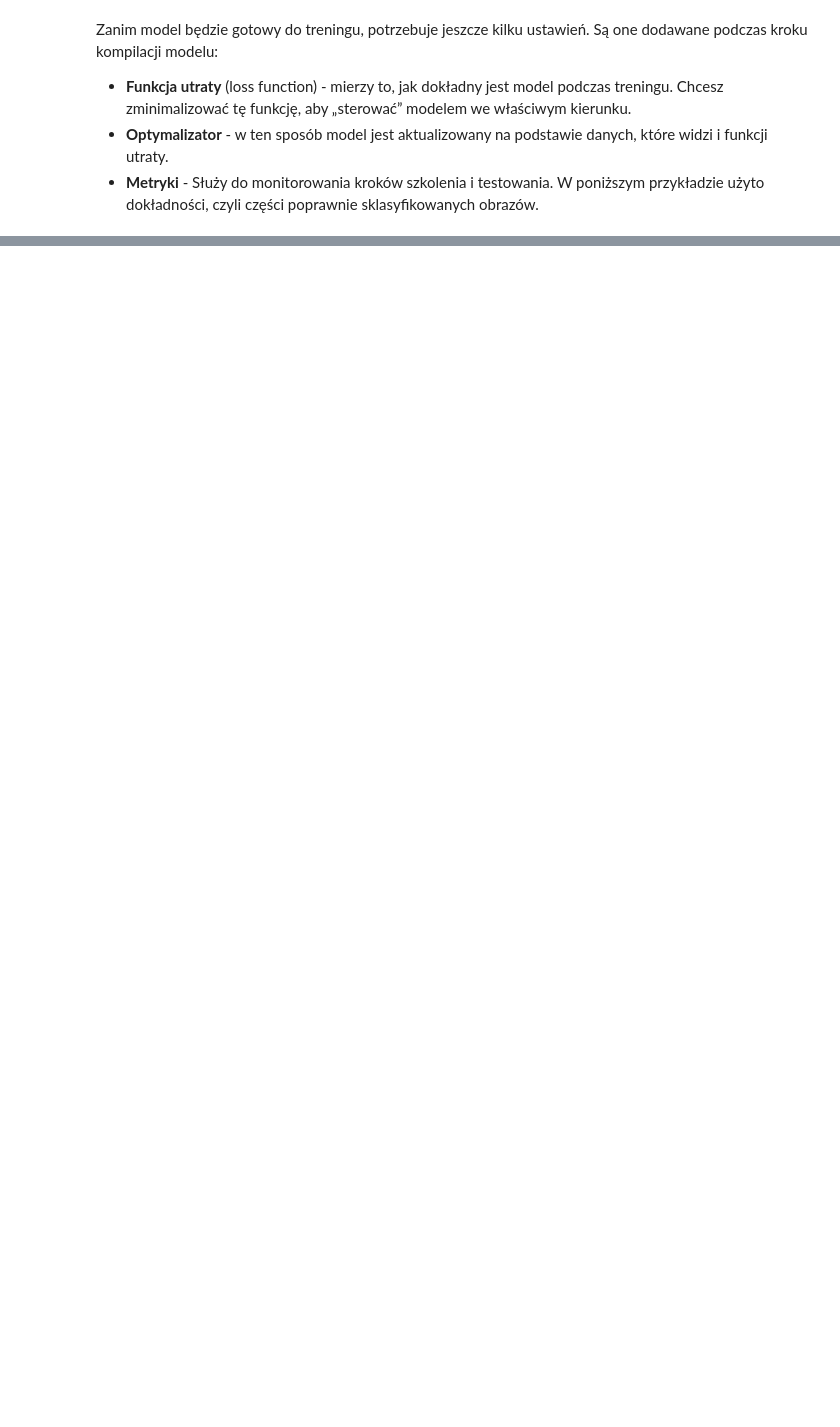
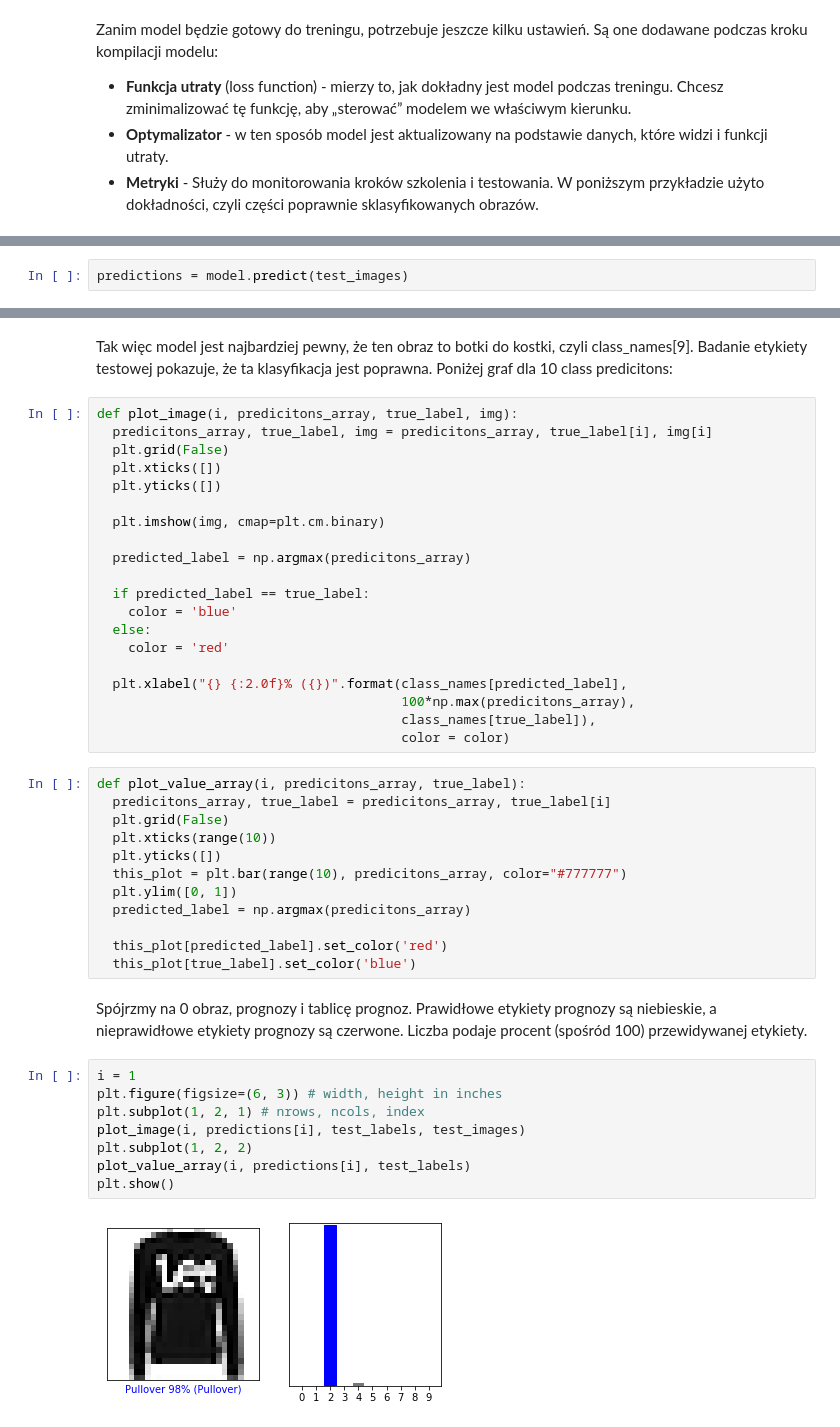
Before and after one commit to david-l-morton/ML-Projects, a Jupyter notebook: Tensorflow.ipynb, the cells around one changed output, grey strips where cells are left out. Drawn from its saved outputs; the diff is of its cells as text; blank space fills up the shorter version.

```diff
--- a/Tensorflow.ipynb
+++ b/Tensorflow.ipynb
@@ -97,0 +115,2 @@ Test accuracy: 0.1
+# %%
+predictions = model.predict(test_images)
@@ -97,0 +129,47 @@ Test accuracy: 0.1
+# %% [markdown]
+Tak więc model jest najbardziej pewny, że ten obraz to botki do kostki, czyli class_names[9]. Badanie etykiety testowej pokazuje, że ta klasyfikacja jest poprawna.
+Poniżej graf dla 10 class predicitons:
+# %%
+def plot_image(i, predicitons_array, true_label, img):
+  predicitons_array, true_label, img = predicitons_array, true_label[i], img[i]
+  plt.grid(False)
+  plt.xticks([])
+  plt.yticks([])
+
+  plt.imshow(img, cmap=plt.cm.binary)
+
+  predicted_label = np.argmax(predicitons_array)
+
+  if predicted_label == true_label:
+    color = 'blue'
+  else:
+    color = 'red'
+
+  plt.xlabel("{} {:2.0f}% ({})".format(class_names[predicted_label],
+                                       100*np.max(predicitons_array),
+                                       class_names[true_label]),
+                                       color = color)
+# %%
+def plot_value_array(i, predicitons_array, true_label):
+  predicitons_array, true_label = predicitons_array, true_label[i]
+  plt.grid(False)
+  plt.xticks(range(10))
+  plt.yticks([])
+  this_plot = plt.bar(range(10), predicitons_array, color="#777777")
+  plt.ylim([0, 1])
+  predicted_label = np.argmax(predicitons_array)
+
+  this_plot[predicted_label].set_color('red')
+  this_plot[true_label].set_color('blue')
+# %% [markdown]
+Spójrzmy na 0 obraz, prognozy i tablicę prognoz. Prawidłowe etykiety prognozy są niebieskie, a nieprawidłowe etykiety prognozy są czerwone. Liczba podaje procent (spośród 100) przewidywanej etykiety.
+# %%
+i = 1
+plt.figure(figsize=(6, 3)) # width, height in inches
+plt.subplot(1, 2, 1) # nrows, ncols, index
+plot_image(i, predictions[i], test_labels, test_images)
+plt.subplot(1, 2, 2)
+plot_value_array(i, predictions[i], test_labels)
+plt.show()
+# %% [output]
+[figure, added]
```
Also changed, not shown: parts of 21 cells of this notebook.
